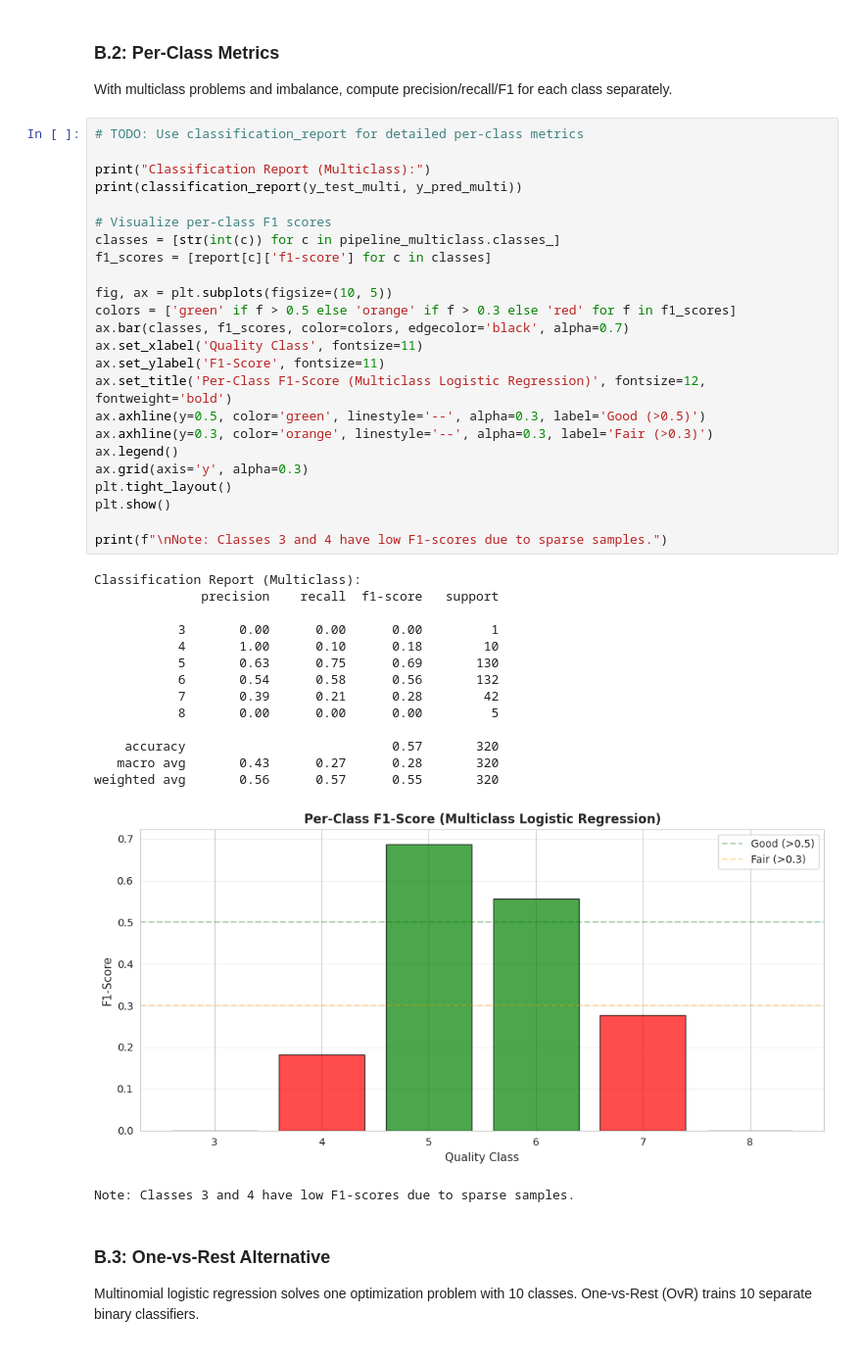
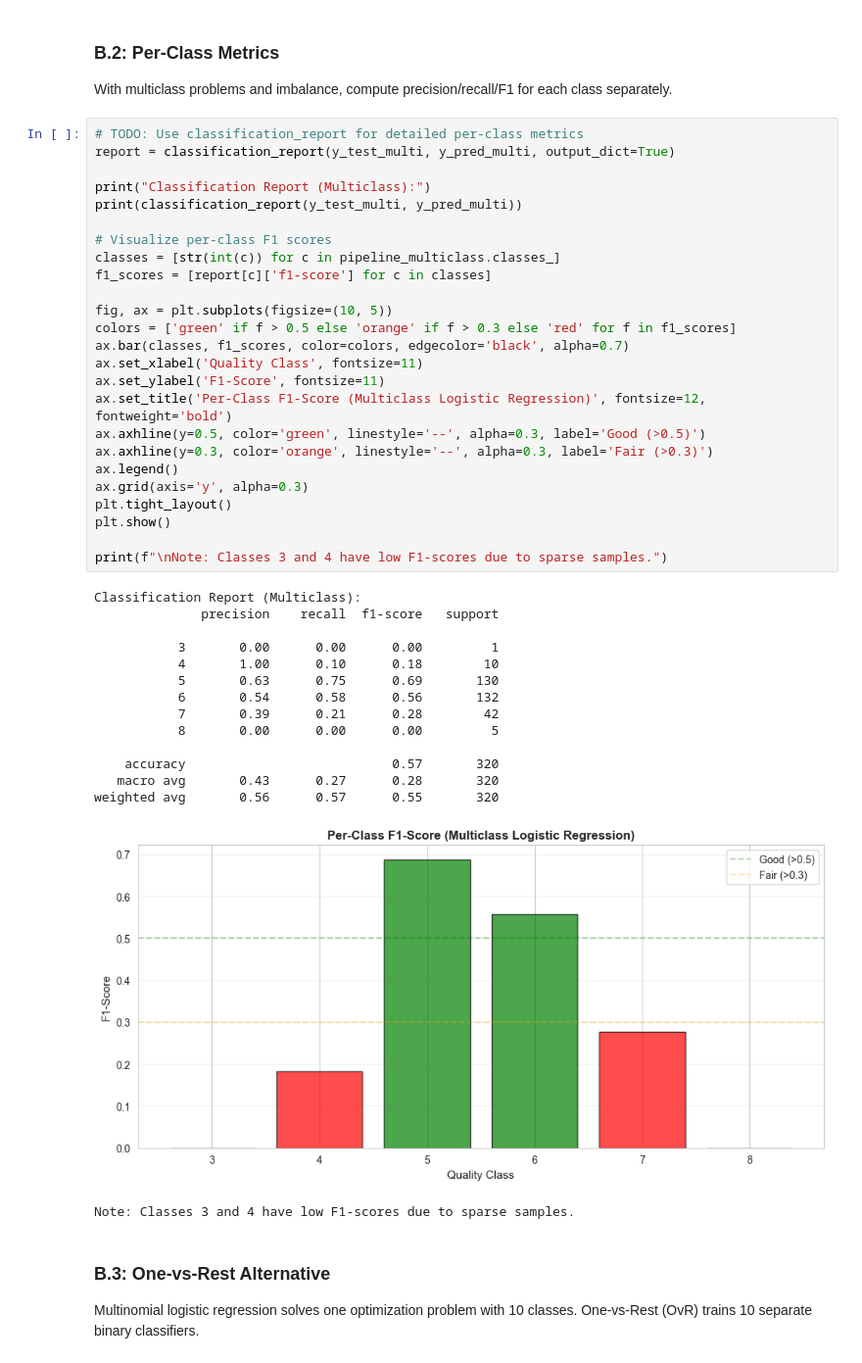
Before and after one commit to cherryyypham/NEU-ML, a Jupyter notebook: W5-Lab1.ipynb, the cells around one changed output. Shown at 98% size. Saved outputs shown, nothing was run; the diff lists cells and outputs as text.

```diff
--- a/W5-Lab1.ipynb
+++ b/W5-Lab1.ipynb
@@ -482,6 +493,7 @@ Note: Diagonal elements = correct predictions
 With multiclass problems and imbalance, compute precision/recall/F1 for each class separately.
 # %%
 # TODO: Use classification_report for detailed per-class metrics
+report = classification_report(y_test_multi, y_pred_multi, output_dict=True)
 
 print("Classification Report (Multiclass):")
 print(classification_report(y_test_multi, y_pred_multi))
@@ -491,34 +503,34 @@ classes = [str(int(c)) for c in pipeline_multiclass.classes_]
 f1_scores = [report[c]['f1-score'] for c in classes]
 
 fig, ax = plt.subplots(figsize=(10, 5))
 colors = ['green' if f > 0.5 else 'orange' if f > 0.3 else 'red' for f in f1_scores]
 ax.bar(classes, f1_scores, color=colors, edgecolor='black', alpha=0.7)
 ax.set_xlabel('Quality Class', fontsize=11)
 ax.set_ylabel('F1-Score', fontsize=11)
 ax.set_title('Per-Class F1-Score (Multiclass Logistic Regression)', fontsize=12, fontweight='bold')
 ax.axhline(y=0.5, color='green', linestyle='--', alpha=0.3, label='Good (>0.5)')
 ax.axhline(y=0.3, color='orange', linestyle='--', alpha=0.3, label='Fair (>0.3)')
 ax.legend()
 ax.grid(axis='y', alpha=0.3)
 plt.tight_layout()
 plt.show()
 
 print(f"\nNote: Classes 3 and 4 have low F1-scores due to sparse samples.")
 # %% [output]
 Classification Report (Multiclass):
               precision    recall  f1-score   support
 
            3       0.00      0.00      0.00         1
            4       1.00      0.10      0.18        10
            5       0.63      0.75      0.69       130
            6       0.54      0.58      0.56       132
            7       0.39      0.21      0.28        42
            8       0.00      0.00      0.00         5
 
     accuracy                           0.57       320
    macro avg       0.43      0.27      0.28       320
 weighted avg       0.56      0.57      0.55       320
-[figure, old version]
+[figure, new version]
 Note: Classes 3 and 4 have low F1-scores due to sparse samples.
 # %% [markdown]
 ### B.3: One-vs-Rest Alternative
```
Also changed, not shown: parts of 15 cells of this notebook.
